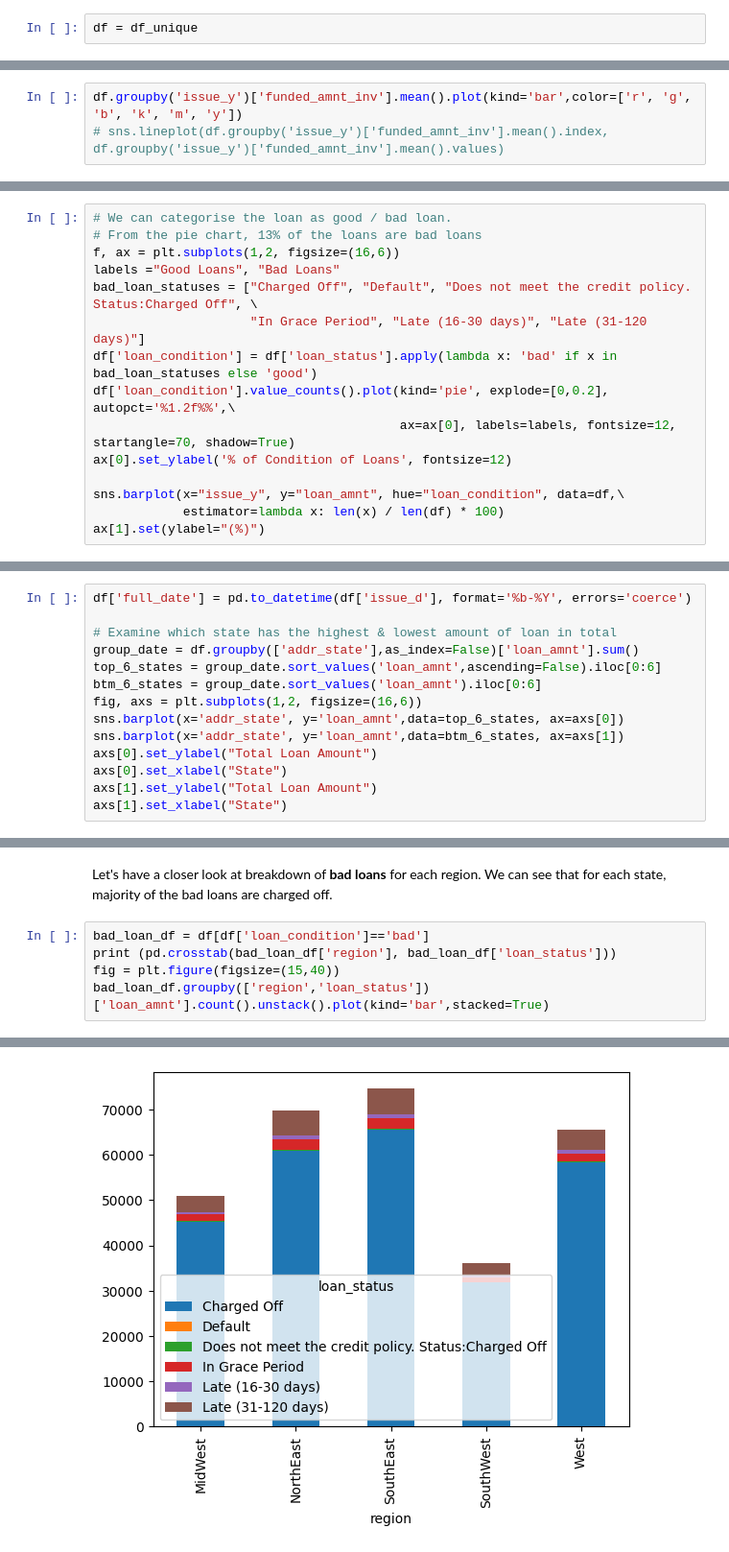
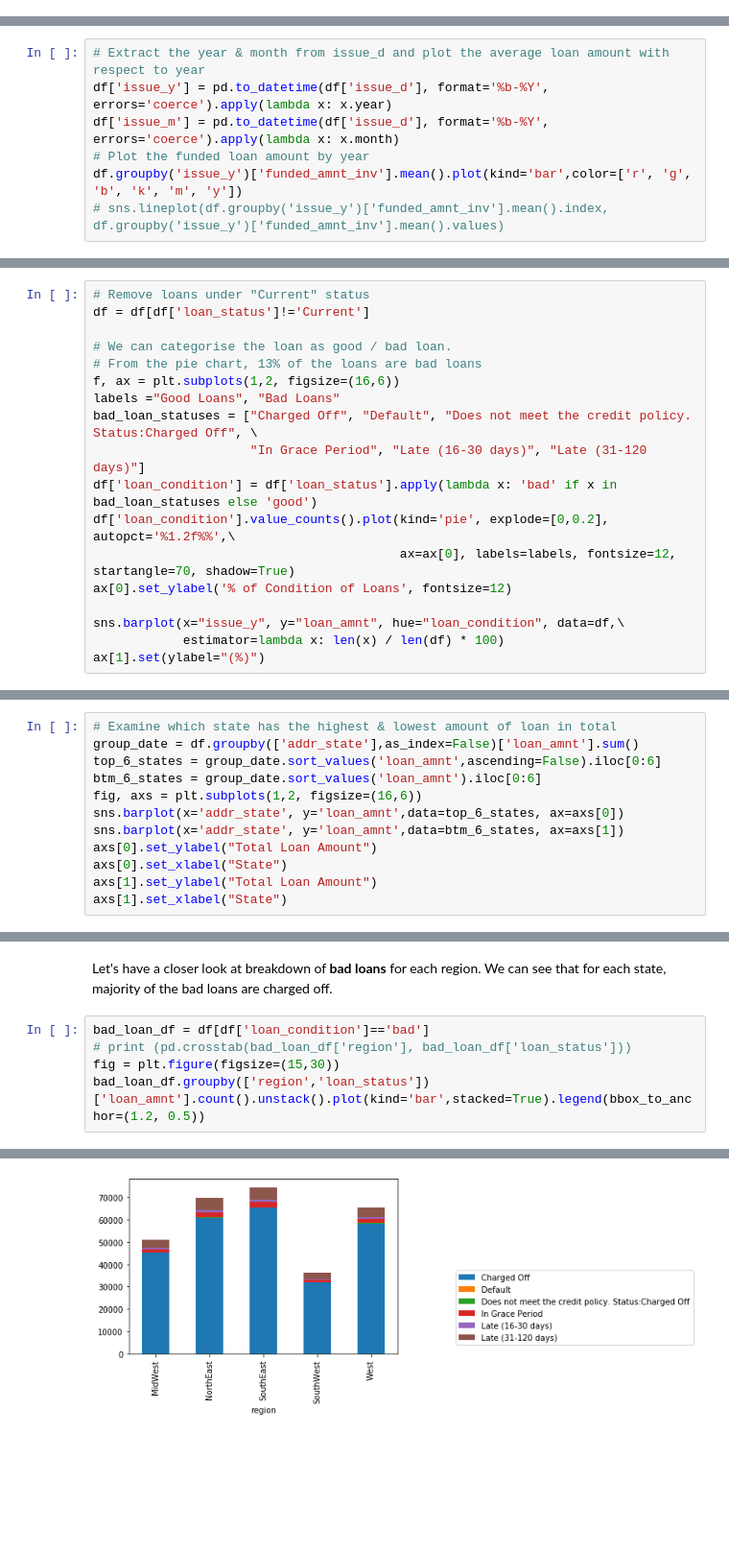
Before and after one commit to chihongtao91/loan_prediction, a Jupyter notebook: data_exploration.ipynb, the cells around one changed output, grey strips where cells are left out. Shown at 96% size. Drawn from its saved outputs; the diff is of its cells as text; blank space fills up the shorter version.

```diff
--- a/data_exploration.ipynb
+++ b/data_exploration.ipynb
@@ -207,5 +69,3 @@ memory usage: 1.5+ GB
-# %%
-df = df_unique
 # %% [markdown]
 ## Distribution of loan amount, term, year
 # %%
@@ -237,4 +97,8 @@ Name: term, dtype: float64
 # %%
+# Extract the year & month from issue_d and plot the average loan amount with respect to year
+df['issue_y'] = pd.to_datetime(df['issue_d'], format='%b-%Y', errors='coerce').apply(lambda x: x.year)
+df['issue_m'] = pd.to_datetime(df['issue_d'], format='%b-%Y', errors='coerce').apply(lambda x: x.month)
+# Plot the funded loan amount by year
 df.groupby('issue_y')['funded_amnt_inv'].mean().plot(kind='bar',color=['r', 'g', 'b', 'k', 'm', 'y'])
 # sns.lineplot(df.groupby('issue_y')['funded_amnt_inv'].mean().index, df.groupby('issue_y')['funded_amnt_inv'].mean().values)
 # %% [output]
@@ -267,6 +132,9 @@ Name: loan_status, dtype: int64
 * With this categorisation, we can see _13%_ of the loans are bad loans. Hence, this is a very __imbalanced dataset__, with large number of negatives if we are predicting bad loans
 * However, we have to keep in mind that some of the "good" loans are still in the process of getting paid, especially loans that are more recent in this time horizon. Hence, we observe higher percentage of good loans from _2016-2018_. But these may turn bad later.
 # %%
+# Remove loans under "Current" status
+df = df[df['loan_status']!='Current']
+
 # We can categorise the loan as good / bad loan.
 # From the pie chart, 13% of the loans are bad loans
 f, ax = plt.subplots(1,2, figsize=(16,6))
@@ -289,8 +157,6 @@ ax[1].set(ylabel="(%)")
 
 We can see that Lending clubs borrowers are most active in the few states where economy is doing well, e.g. California, Texas, New York, Florida, Illinois etc. While the states with lowest amount of loans are mostly in the Mid-West, such as North Dakota, Idaho, South Dakota etc.
 # %%
-df['full_date'] = pd.to_datetime(df['issue_d'], format='%b-%Y', errors='coerce')
-
 # Examine which state has the highest & lowest amount of loan in total
 group_date = df.groupby(['addr_state'],as_index=False)['loan_amnt'].sum()
 top_6_states = group_date.sort_values('loan_amnt',ascending=False).iloc[0:6]
@@ -447,7 +313,7 @@ for i, (name, row) in enumerate(reg_loan_condition.iterrows()):
 Let's have a closer look at breakdown of __bad loans__ for each region. We can see that for each state, majority of the bad loans are charged off.
 # %%
 bad_loan_df = df[df['loan_condition']=='bad']
-print (pd.crosstab(bad_loan_df['region'], bad_loan_df['loan_status']))
-fig = plt.figure(figsize=(15,40))
-bad_loan_df.groupby(['region','loan_status'])['loan_amnt'].count().unstack().plot(kind='bar',stacked=True)
+# print (pd.crosstab(bad_loan_df['region'], bad_loan_df['loan_status']))
+fig = plt.figure(figsize=(15,30))
+bad_loan_df.groupby(['region','loan_status'])['loan_amnt'].count().unstack().plot(kind='bar',stacked=True).legend(bbox_to_anchor=(1.2, 0.5))
 # %% [output]
@@ -473 +322 @@ West                    1779                793                4542
-[figure, old version]
+[figure, new version]
```
Also changed, not shown: parts of 80 cells of this notebook.
